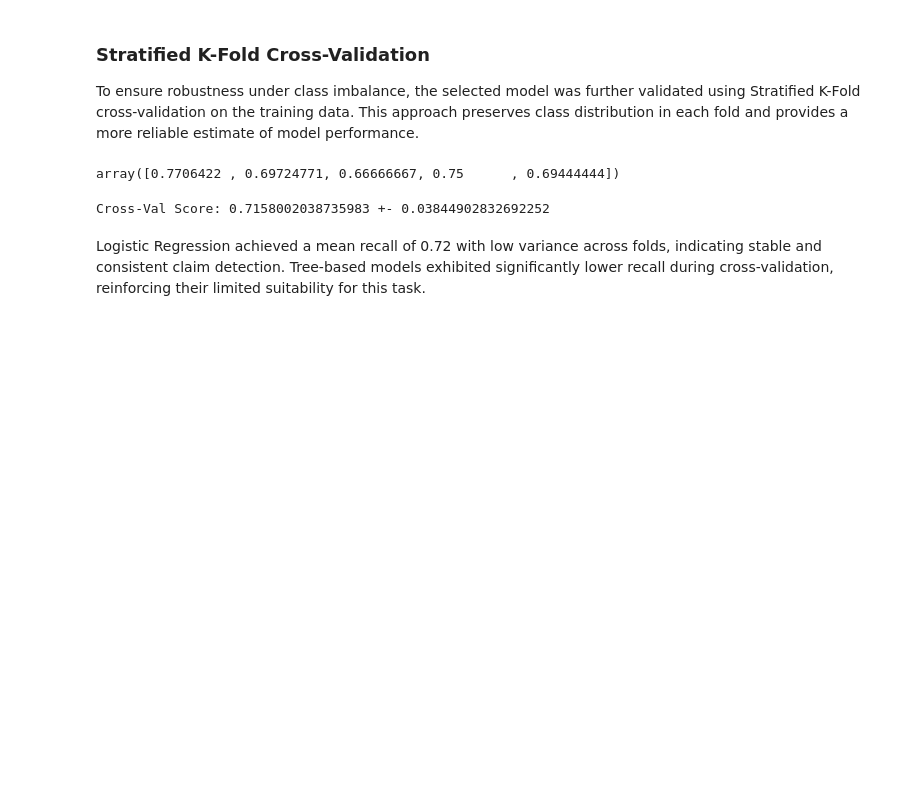
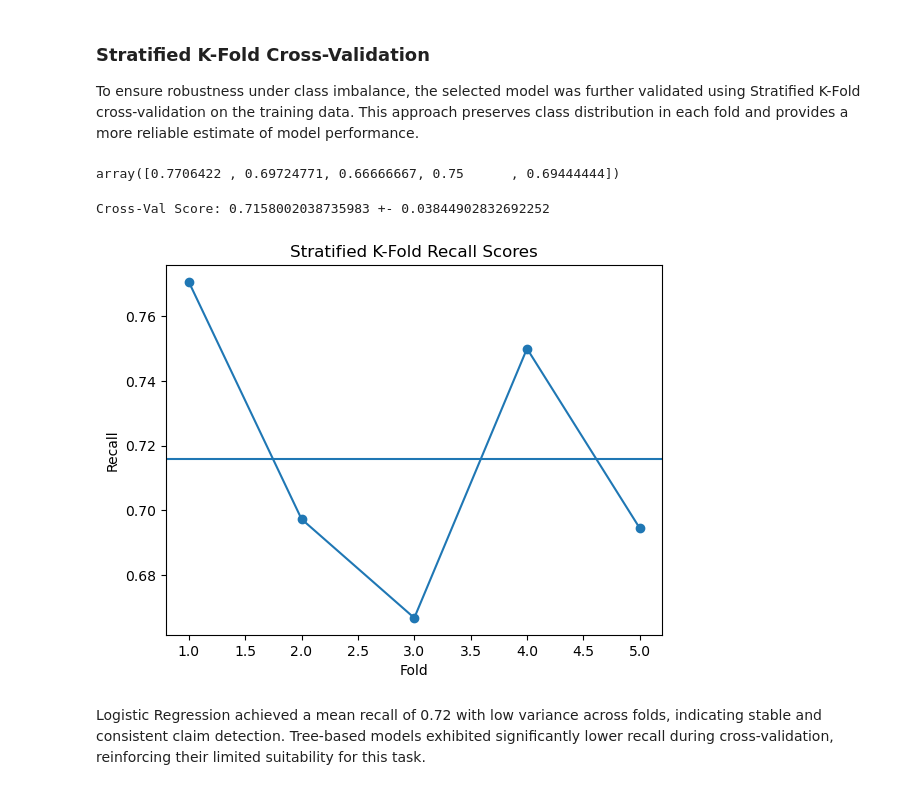
Before and after one commit to faris712/Purwadhika-Capstone-Project-3, a Jupyter notebook: Faris Ridho_Capstone Project 3 Documentation.ipynb, the cells around one changed output. Saved outputs shown, nothing was run; the diff lists cells and outputs as text; code cells hidden in the pictures; blank space fills up the shorter version.

```diff
--- a/Faris Ridho_Capstone Project 3 Documentation.ipynb
+++ b/Faris Ridho_Capstone Project 3 Documentation.ipynb
@@ -679,5 +665,16 @@ array([0.7706422 , 0.69724771, 0.66666667, 0.75      , 0.69444444])
 print(f"Cross-Val Score: {cv_recall.mean()} +- {cv_recall.std()}")
 # %% [output]
 Cross-Val Score: 0.7158002038735983 +- 0.03844902832692252
+# %%
+# Visualize
+plt.figure()
+plt.plot(range(1, len(cv_recall)+1), cv_recall, marker='o')
+plt.axhline(cv_recall.mean())
+plt.title("Stratified K-Fold Recall Scores")
+plt.xlabel("Fold")
+plt.ylabel("Recall")
+plt.show()
+# %% [output]
+[figure, added]
 # %% [markdown]
 Logistic Regression achieved a mean recall of 0.72 with low variance across folds, indicating stable and consistent claim detection. Tree-based models exhibited significantly lower recall during cross-validation, reinforcing their limited suitability for this task.
```
Also changed, not shown: parts of 9 cells of this notebook.
